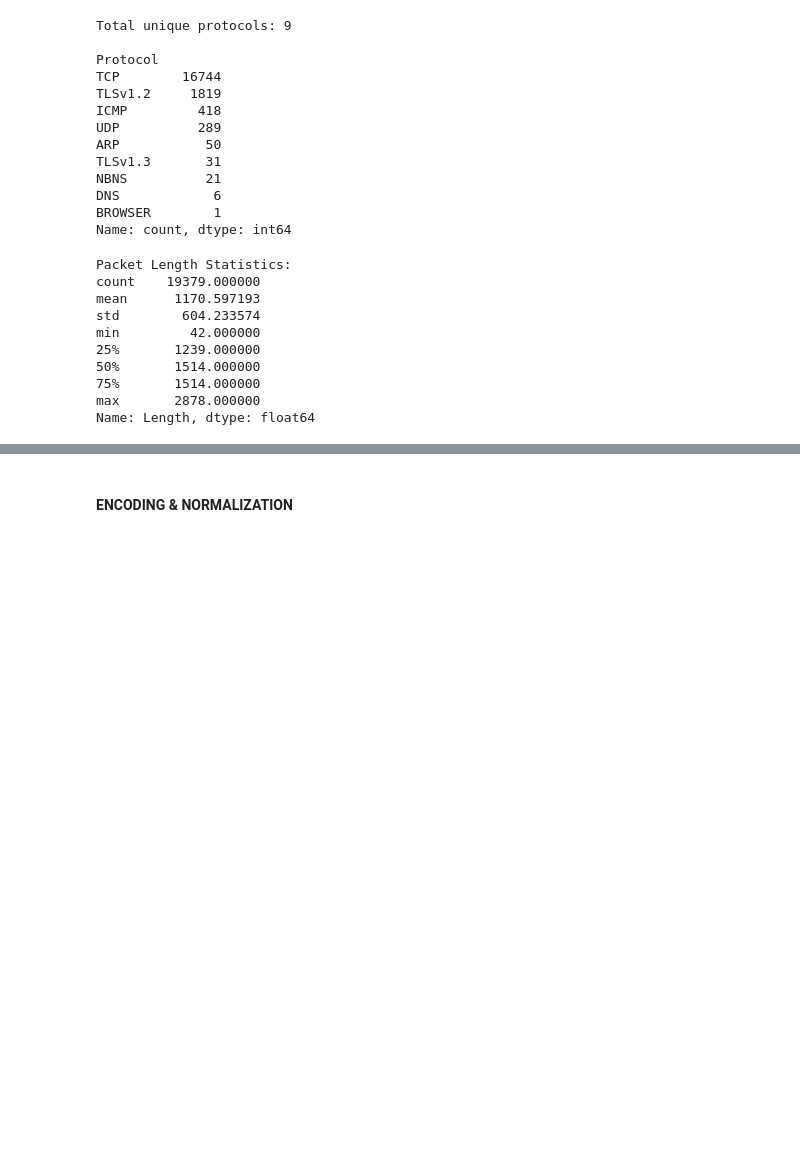
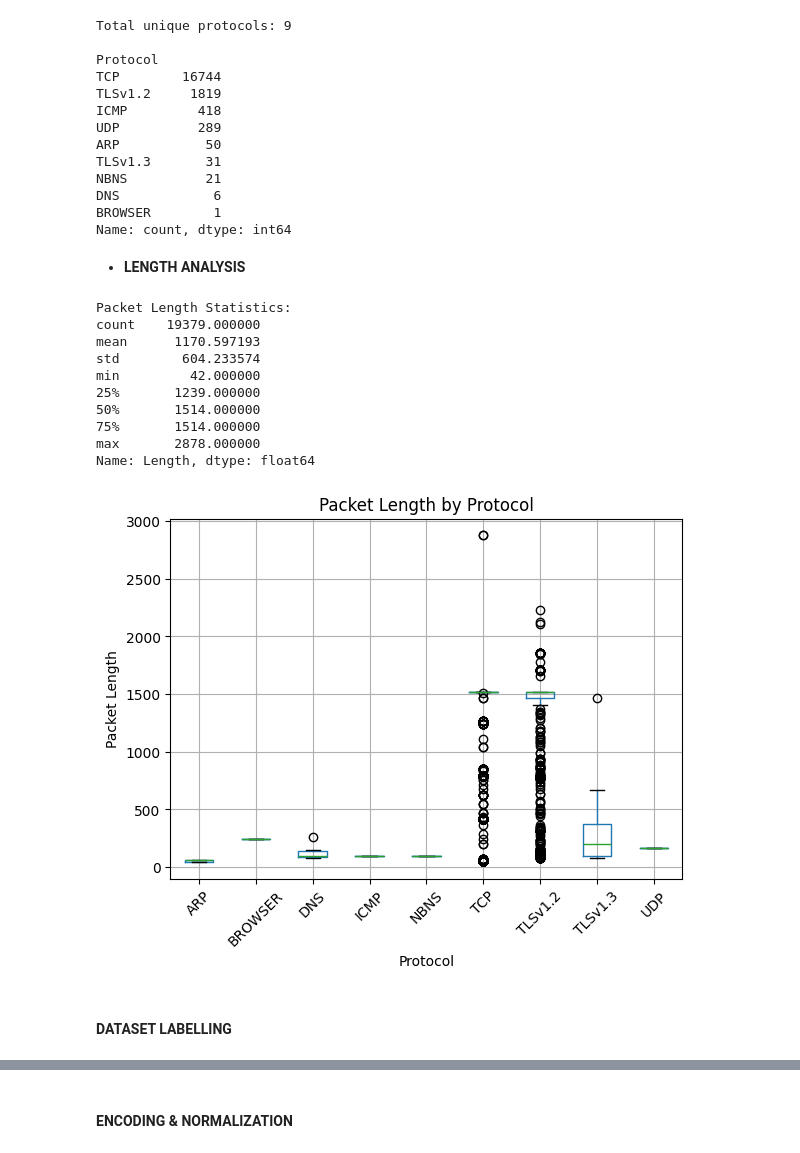
Before and after one commit to harilexm/Network-Intrusion-Detection-Using-Wireshark, a Jupyter notebook: model.ipynb, the cells around one changed output, grey strips where cells are left out. Saved outputs shown, nothing was run; the diff lists cells and outputs as text; code cells hidden in the pictures; blank space fills up the shorter version.

```diff
--- a/model.ipynb
+++ b/model.ipynb
@@ -92,17 +94,31 @@ NBNS          21
 DNS            6
 BROWSER        1
 Name: count, dtype: int64
-# %%
-print("\nPacket Length Statistics:")
-print(df["Length"].describe())
-# %% [output]
-Packet Length Statistics:
-count    19379.000000
-mean      1170.597193
-std        604.233574
-min         42.000000
-25%       1239.000000
-50%       1514.000000
-75%       1514.000000
-max       2878.000000
-Name: Length, dtype: float64
+# %% [markdown]
+- __LENGTH ANALYSIS__
+# %%
+# Basic statistics of packet length
+print("\nPacket Length Statistics:")
+print(df["Length"].describe())
+
+# Visualization of packet length by protocol
+df.boxplot(column="Length", by="Protocol", rot=45)
+plt.title("Packet Length by Protocol")
+plt.suptitle("")
+plt.xlabel("Protocol")
+plt.ylabel("Packet Length")
+plt.show()
+# %% [output]
+Packet Length Statistics:
+count    19379.000000
+mean      1170.597193
+std        604.233574
+min         42.000000
+25%       1239.000000
+50%       1514.000000
+75%       1514.000000
+max       2878.000000
+Name: Length, dtype: float64
+[figure, added]
+# %% [markdown]
+#### __DATASET LABELLING__
```
Also changed, not shown: parts of 8 cells of this notebook.
